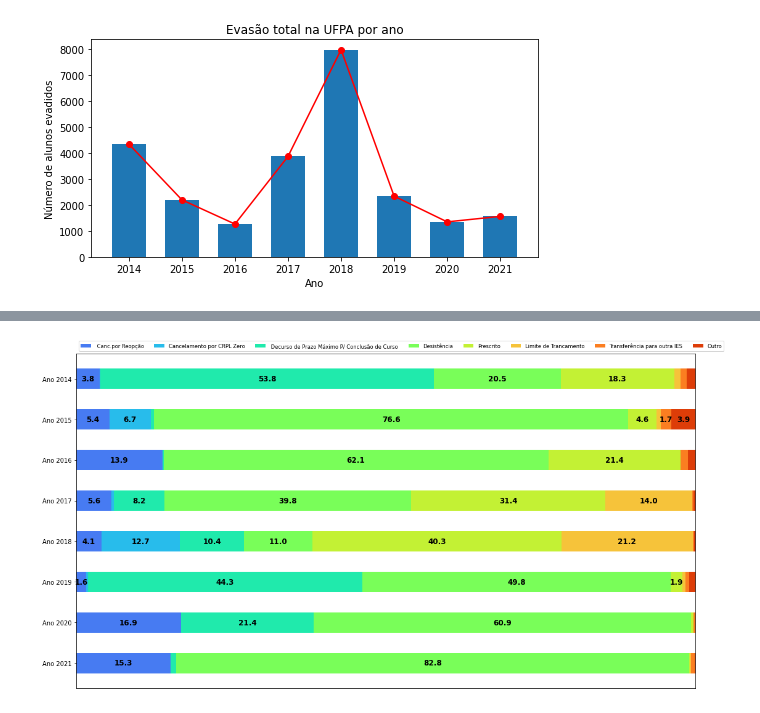
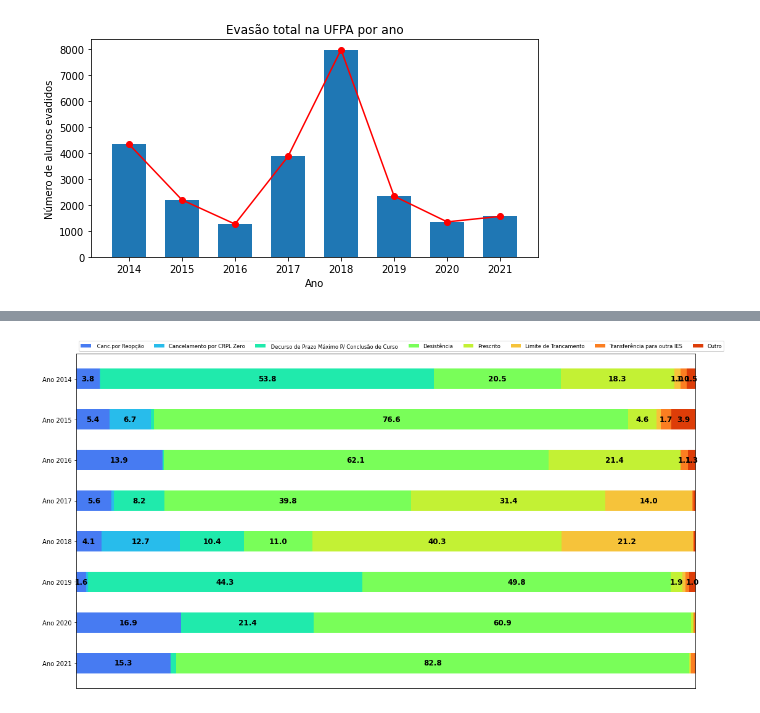
Before and after one commit to gabrielcoout/Analise_Evasao, a Jupyter notebook: Data_Analysis_Institute.ipynb, the cells around one changed output, grey strips where cells are left out. Drawn from its saved outputs; the diff is of its cells as text; code cells hidden in the pictures.

```diff
--- a/Data_Analysis_Institute.ipynb
+++ b/Data_Analysis_Institute.ipynb
@@ -206,5 +206,6 @@ for t in range(0,8):
     category[2] = 'Decurso de Prazo Máximo \n P/ Conclusão de Curso'
     category[0] = 'Cancelamento por Reopção'
     axs[x,y].barh(width=data,y=category)
+    axs[x,y].set_xticks([x for x in range(0,1800,200)])
     axs[x,y].set_title(f'Ano {2014+t}')
 # %% [output]
@@ -212,9 +213,11 @@ for t in range(0,8):
 # %%
 var = lambda t: df_institutes.iloc[13,1+t*9:9*(t+1)]/df_institutes.iloc[13,1+t*9:9*(t+1)].sum()*100
 var = {f'Ano {2014+t}':list(var(t)) for t in range(8)}
+# %%
+category = df_institutes.columns[1:9]
 # %%
-category_names = list(cat)
 results = var
+
 
 
 def survey(results, category_names):
@@ -224,34 +227,34 @@ def survey(results, category_names):
     data_cum = data.cumsum(axis=1)
     category_colors = plt.get_cmap('turbo')(
         np.linspace(0.15, 0.85, data.shape[1]))
 
     fig = plt.figure(figsize=(18,10))
     ax = fig.add_subplot(1,1,1)
     ax.invert_yaxis()
     ax.xaxis.set_visible(False)
     ax.set_xlim(0, np.sum(data, axis=1).max())
 
     for i, (colname, color) in enumerate(zip(category_names, category_colors)):
         widths = data[:, i]
         starts = data_cum[:, i] - widths
         ax.barh(labels, widths, left=starts, height=0.5,
                 label=colname, color=color)
         xcenters = starts + widths / 2
 
         r, g, b, _ = color
         text_color = 'black'
         for y, (x, c) in enumerate(zip(xcenters, widths)):
-            if c>1.5:
+            if c>= 0.9:
                 ax.text(x, y, f'{round(c,1)}', ha='center', va='center',
                         color=text_color, fontdict={'weight': 'bold','size':12})
             else:
                 pass
     ax.legend(ncol=len(category_names), bbox_to_anchor=(0, 1),
               loc='lower left', fontsize='small')
 
     return fig, ax
 
-survey(results, category_names)
-plt.savefig('fig.pdf')
+survey(results, category)
+plt.show()
 # %% [output]
-[figure, old version]
+[figure, new version]
```
Also changed, not shown: parts of 1 cell of this notebook, 1 other file.
